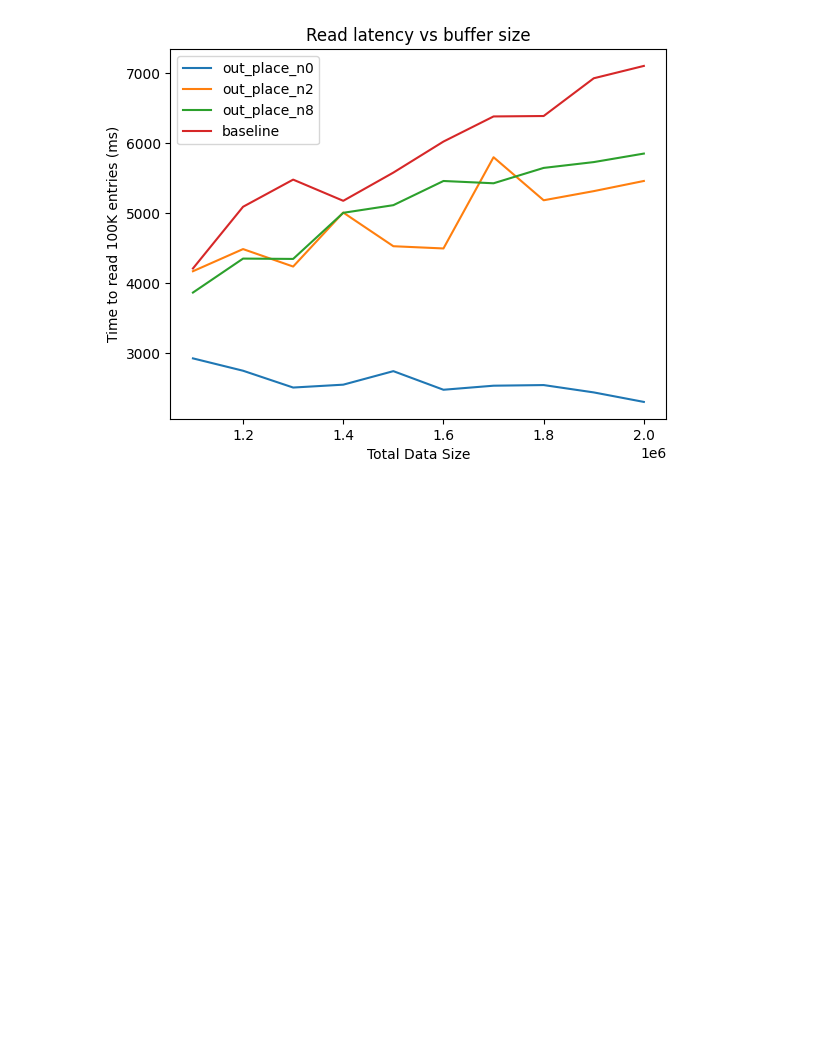
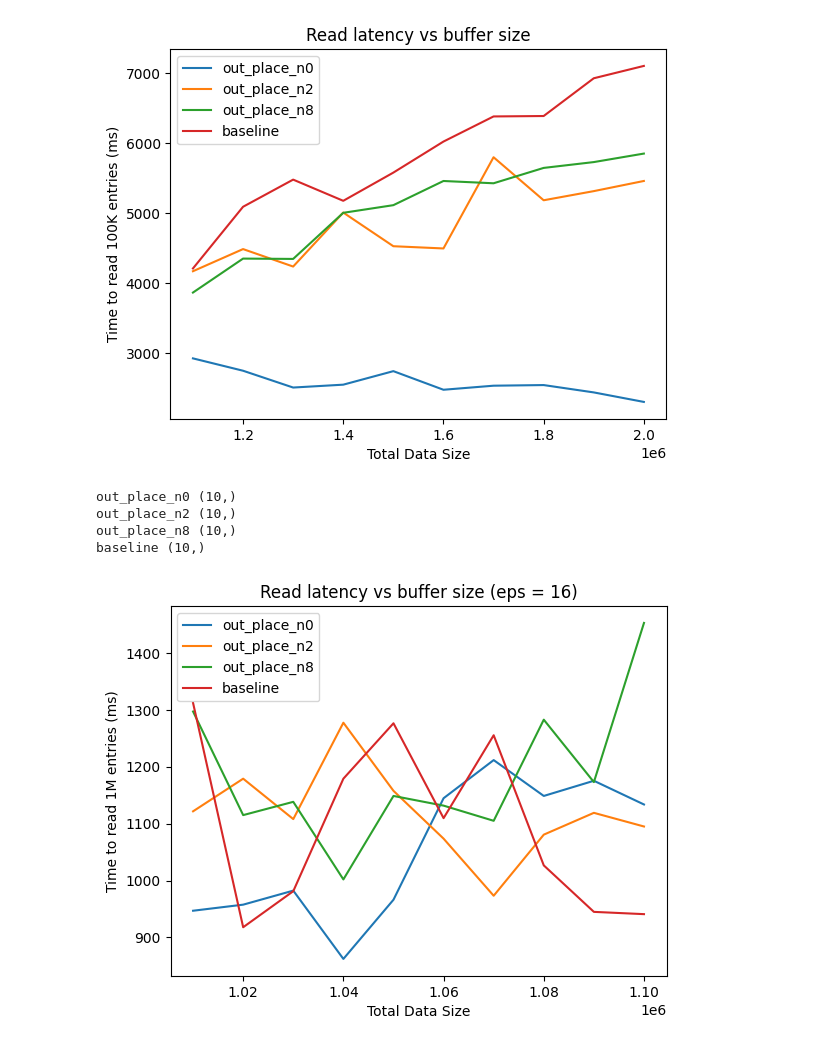
Before and after one commit to mfpekala/Limousine-COOP-Writes, a Jupyter notebook: Playground/results/neighbors/analysis.ipynb, the cells around one changed output. Saved outputs shown, nothing was run; the diff lists cells and outputs as text; code cells hidden in the pictures; blank space fills up the shorter version.

```diff
--- a/Playground/results/neighbors/analysis.ipynb
+++ b/Playground/results/neighbors/analysis.ipynb
@@ -88,3 +88,28 @@ out_place_n2 (10,)
 out_place_n8 (10,)
 baseline (10,)
 [figure]
+# %%
+# Results of the inserts_vs_index_power experiment
+
+rlatency_smeps_df = pd.read_csv("time/inserts_vs_rlatency_smalleps.csv")
+
+xs = list(rlatency_smeps_df["data_size"].unique())
+names = list(rlatency_smeps_df["name"].unique())
+ymap = {}
+for name in names:
+    ymap[name] = np.array(rlatency_smeps_df[rlatency_smeps_df["name"] == name].groupby("data_size").mean(numeric_only=True).sort_values(by="data_size")["time"])
+
+for name in names:
+    print(name, ymap[name].shape)
+    plt.plot(xs, ymap[name], label=name)
+plt.xlabel("Total Data Size")
+plt.ylabel("Time to read 1M entries (ms)")
+plt.title("Read latency vs buffer size (eps = 16)")
+plt.legend()
+plt.show()
+# %% [output]
+out_place_n0 (10,)
+out_place_n2 (10,)
+out_place_n8 (10,)
+baseline (10,)
+[figure, added]
```
Also changed, not shown: 48 other files.
